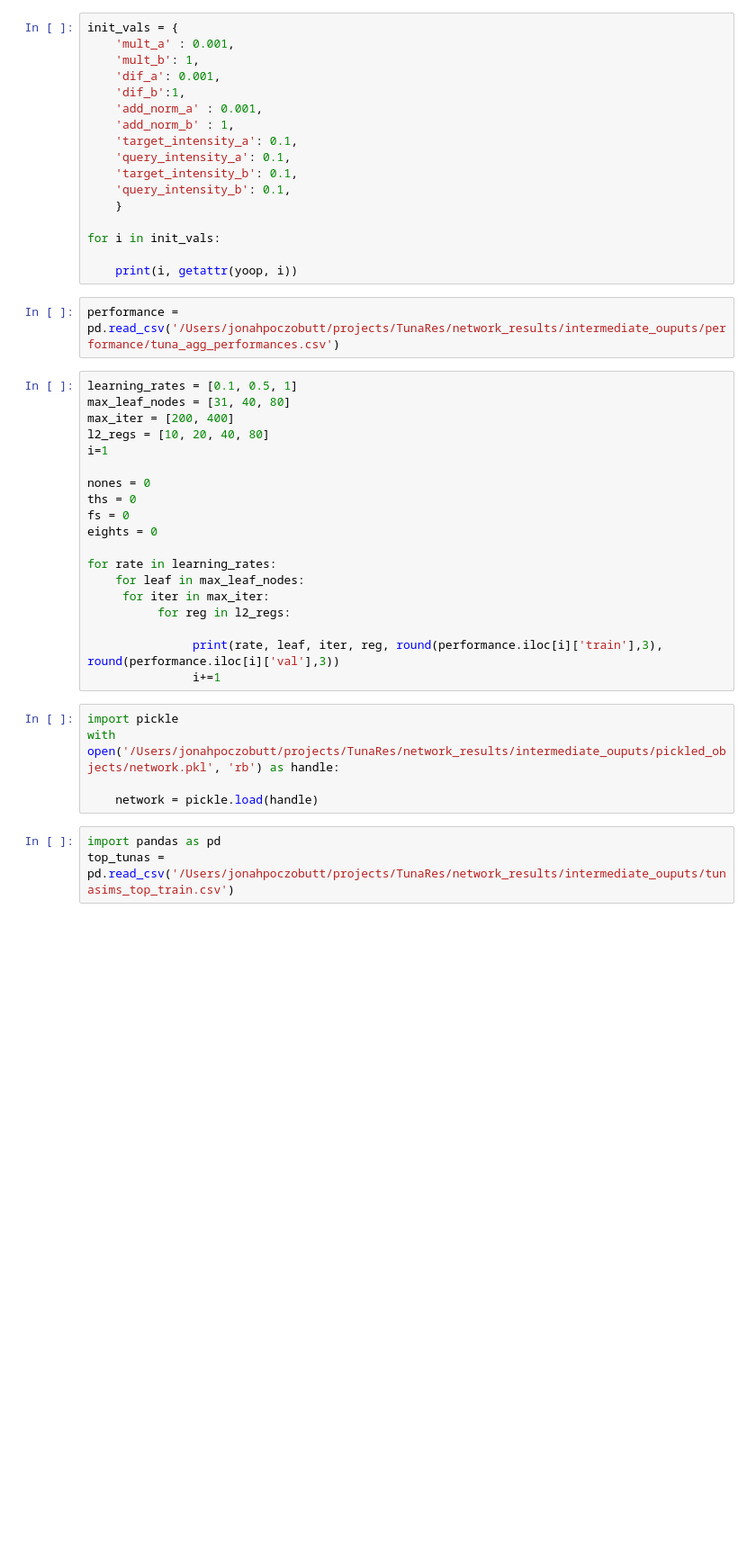
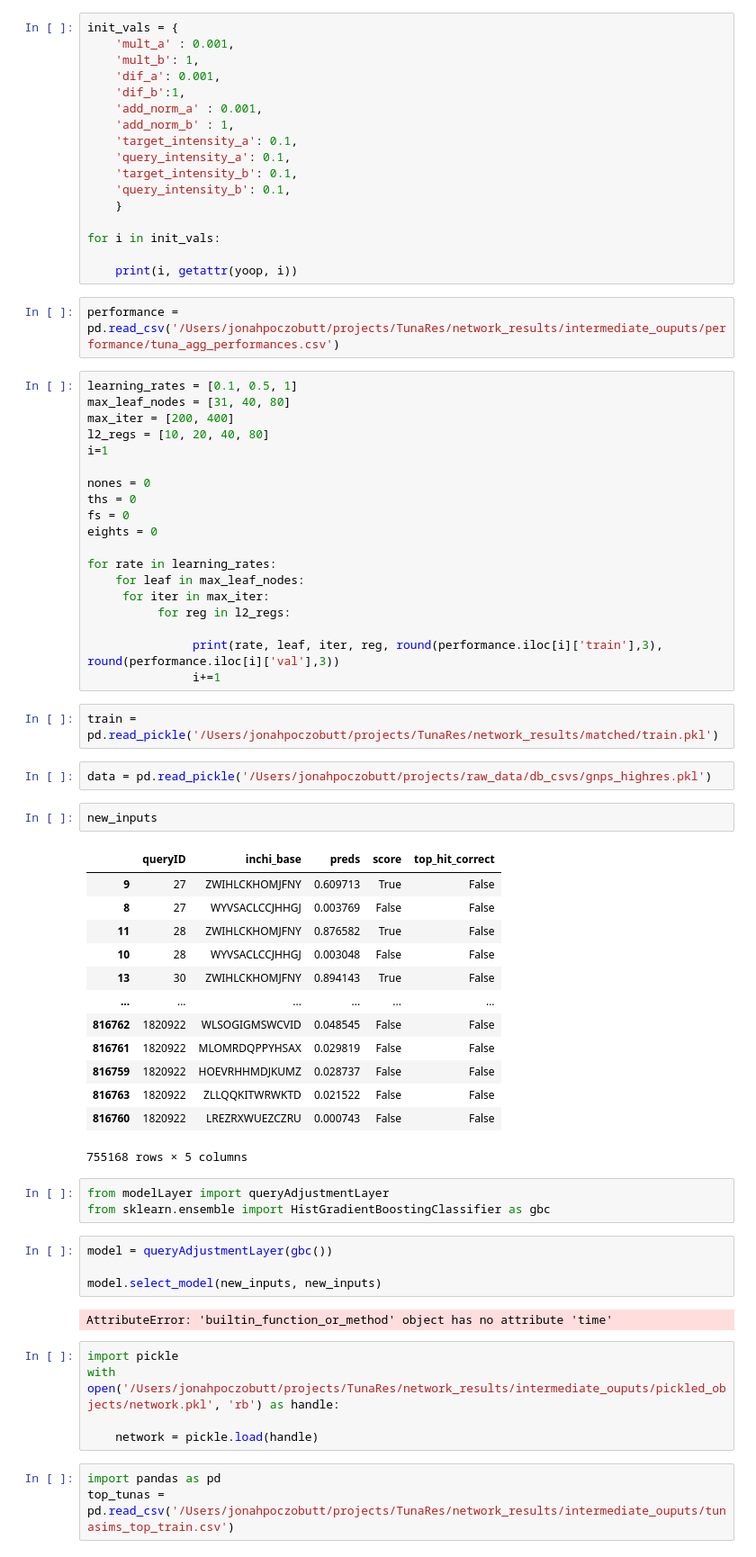
Before and after one commit to Jbug1/TunaSim, a Jupyter notebook: Untitled-1.ipynb, the cells around one changed output. Shown at 90% size. Saved outputs shown, nothing was run; the diff lists cells and outputs as text; blank space fills up the shorter version.

Commit message:
updated modelLayer

```diff
--- a/Untitled-1.ipynb
+++ b/Untitled-1.ipynb
@@ -84,6 +84,35 @@ for rate in learning_rates:
 
                print(rate, leaf, iter, reg, round(performance.iloc[i]['train'],3), round(performance.iloc[i]['val'],3))
                i+=1
+# %%
+train = pd.read_pickle('/Users/jonahpoczobutt/projects/TunaRes/network_results/matched/train.pkl')
+# %%
+data = pd.read_pickle('/Users/jonahpoczobutt/projects/raw_data/db_csvs/gnps_highres.pkl')
+# %%
+new_inputs
+# %% [output]
+|  | queryID | inchi_base | preds | score | top_hit_correct |
+| 9 | 27 | ZWIHLCKHOMJFNY | 0.609713 | True | False |
+| 8 | 27 | WYVSACLCCJHHGJ | 0.003769 | False | False |
+| 11 | 28 | ZWIHLCKHOMJFNY | 0.876582 | True | False |
+| 10 | 28 | WYVSACLCCJHHGJ | 0.003048 | False | False |
+| 13 | 30 | ZWIHLCKHOMJFNY | 0.894143 | True | False |
+| ... | ... | ... | ... | ... | ... |
+| 816762 | 1820922 | WLSOGIGMSWCVID | 0.048545 | False | False |
+| 816761 | 1820922 | MLOMRDQPPYHSAX | 0.029819 | False | False |
+| 816759 | 1820922 | HOEVRHHMDJKUMZ | 0.028737 | False | False |
+| 816763 | 1820922 | ZLLQQKITWRWKTD | 0.021522 | False | False |
+| 816760 | 1820922 | LREZRXWUEZCZRU | 0.000743 | False | False |
+755168 rows × 5 columns
+# %%
+from modelLayer import queryAdjustmentLayer
+from sklearn.ensemble import HistGradientBoostingClassifier as gbc
+# %%
+model = queryAdjustmentLayer(gbc())
+
+model.select_model(new_inputs, new_inputs)
+# %% [output]
+AttributeError: 'builtin_function_or_method' object has no attribute 'time'
 # %%
 import pickle
 with open('/Users/jonahpoczobutt/projects/TunaRes/network_results/intermediate_ouputs/pickled_objects/network.pkl', 'rb') as handle:
```
Also changed, not shown: parts of 31 cells of this notebook, 3 other files.
